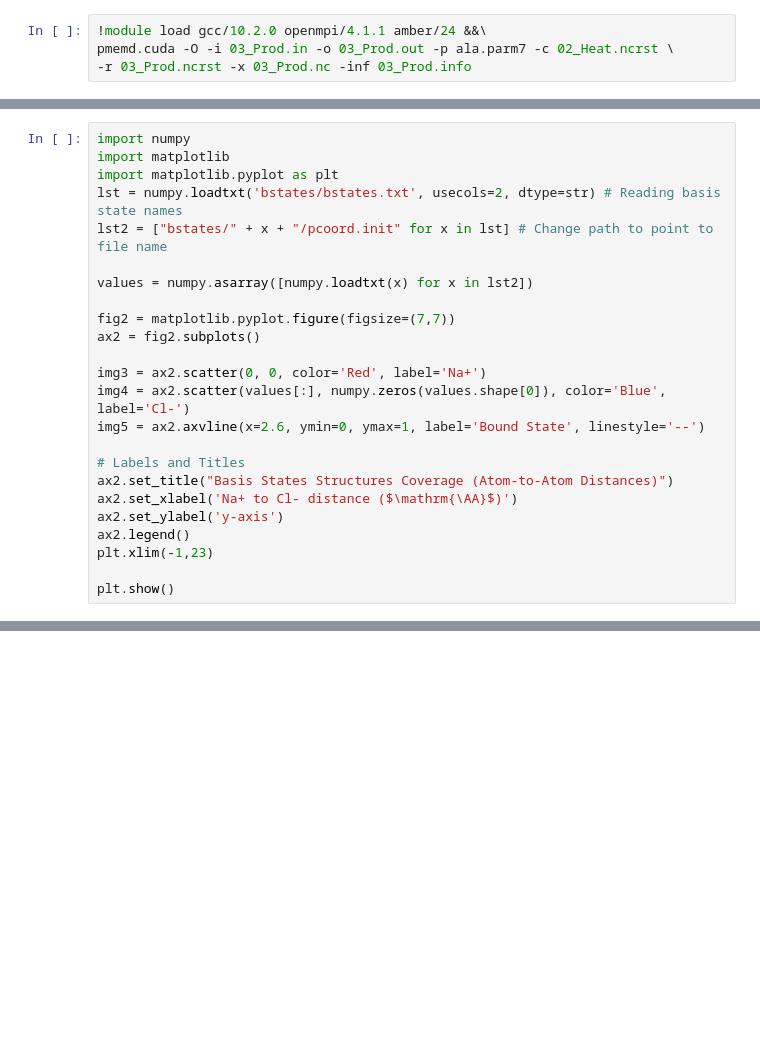
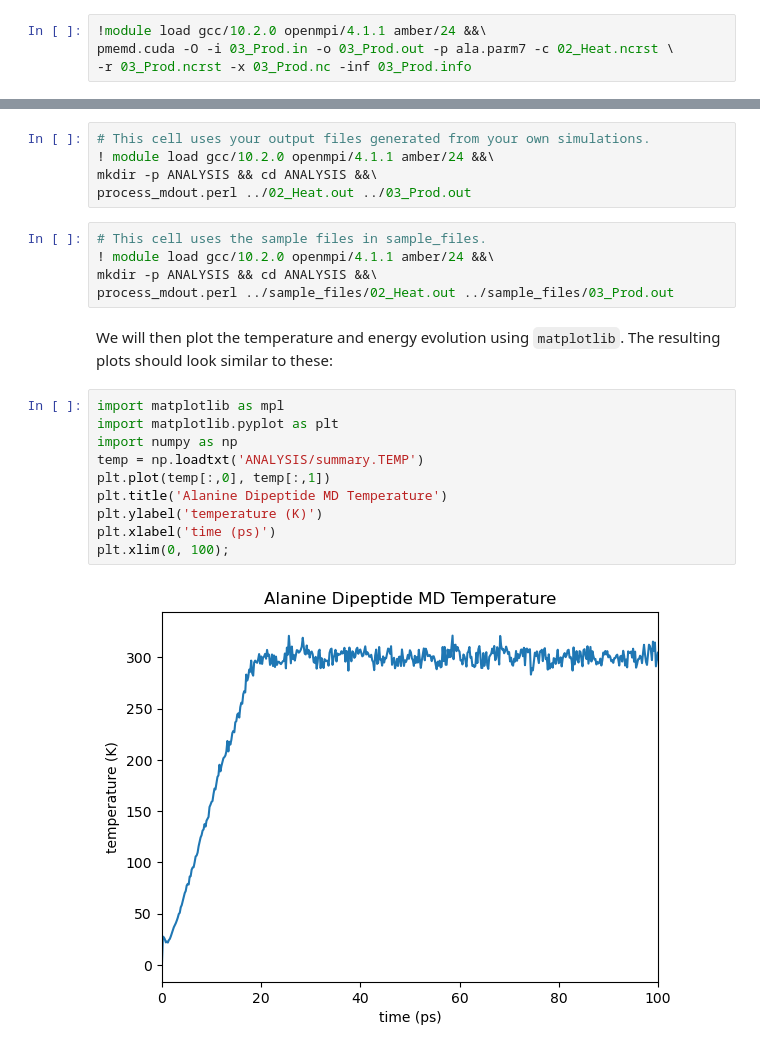
Before and after one commit to jeremyleung521/drug-design2025, a Jupyter notebook: alanine-dipeptide/DiAla_Tut.ipynb, the cells around one changed output, grey strips where cells are left out. Saved outputs shown, nothing was run; the diff lists cells and outputs as text; blank space fills up the shorter version.

```diff
--- a/alanine-dipeptide/DiAla_Tut.ipynb
+++ b/alanine-dipeptide/DiAla_Tut.ipynb
@@ -690,24 +453,0 @@ Due to the rotational symmetry, it might be better to look at the Na<sup>+</sup>
-# %%
-import numpy
-import matplotlib
-import matplotlib.pyplot as plt
-lst = numpy.loadtxt('bstates/bstates.txt', usecols=2, dtype=str) # Reading basis state names
-lst2 = ["bstates/" + x + "/pcoord.init" for x in lst] # Change path to point to file name
-
-values = numpy.asarray([numpy.loadtxt(x) for x in lst2])
-
-fig2 = matplotlib.pyplot.figure(figsize=(7,7))
-ax2 = fig2.subplots()
-
-img3 = ax2.scatter(0, 0, color='Red', label='Na+')
-img4 = ax2.scatter(values[:], numpy.zeros(values.shape[0]), color='Blue', label='Cl-')
-img5 = ax2.axvline(x=2.6, ymin=0, ymax=1, label='Bound State', linestyle='--')
-
-# Labels and Titles
-ax2.set_title("Basis States Structures Coverage (Atom-to-Atom Distances)")
-ax2.set_xlabel('Na+ to Cl- distance ($\mathrm{\AA}$)')
-ax2.set_ylabel('y-axis')
-ax2.legend()
-plt.xlim(-1,23)
-
-plt.show()
@@ -775,0 +497,24 @@ exists('./w_crawl/crawl.h5')
+# %%
+# This cell uses your output files generated from your own simulations.
+! module load gcc/10.2.0 openmpi/4.1.1 amber/24 &&\
+mkdir -p ANALYSIS && cd ANALYSIS &&\
+process_mdout.perl ../02_Heat.out ../03_Prod.out
+# %%
+# This cell uses the sample files in sample_files.
+! module load gcc/10.2.0 openmpi/4.1.1 amber/24 &&\
+mkdir -p ANALYSIS && cd ANALYSIS &&\
+process_mdout.perl ../sample_files/02_Heat.out ../sample_files/03_Prod.out
+# %% [markdown]
+We will then plot the temperature and energy evolution using `matplotlib`.  The resulting plots should look similar to these:
+# %%
+import matplotlib as mpl
+import matplotlib.pyplot as plt
+import numpy as np
+temp = np.loadtxt('ANALYSIS/summary.TEMP')
+plt.plot(temp[:,0], temp[:,1])
+plt.title('Alanine Dipeptide MD Temperature')
+plt.ylabel('temperature (K)')
+plt.xlabel('time (ps)')
+plt.xlim(0, 100);
+# %% [output]
+[figure, added]
```
Also changed, not shown: parts of 60 cells of this notebook.
